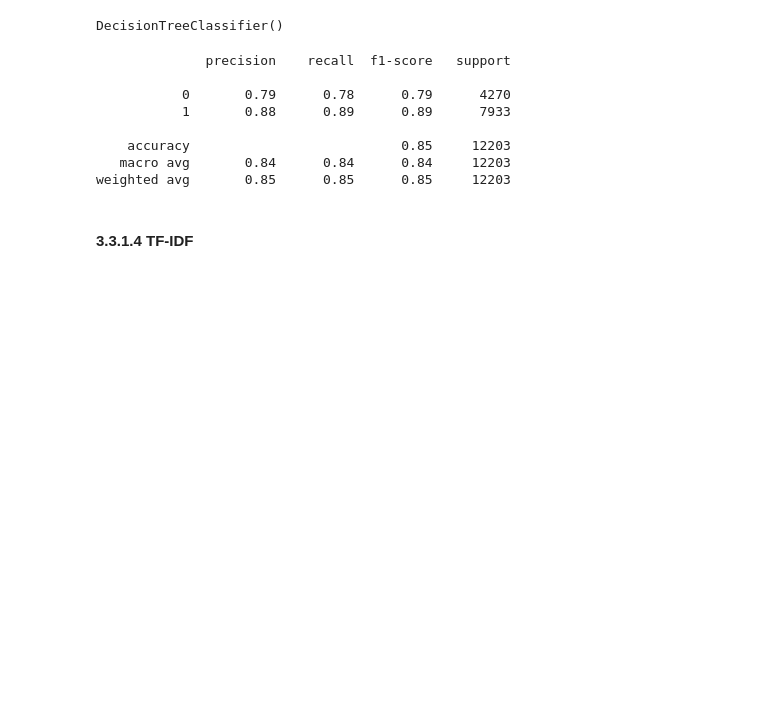
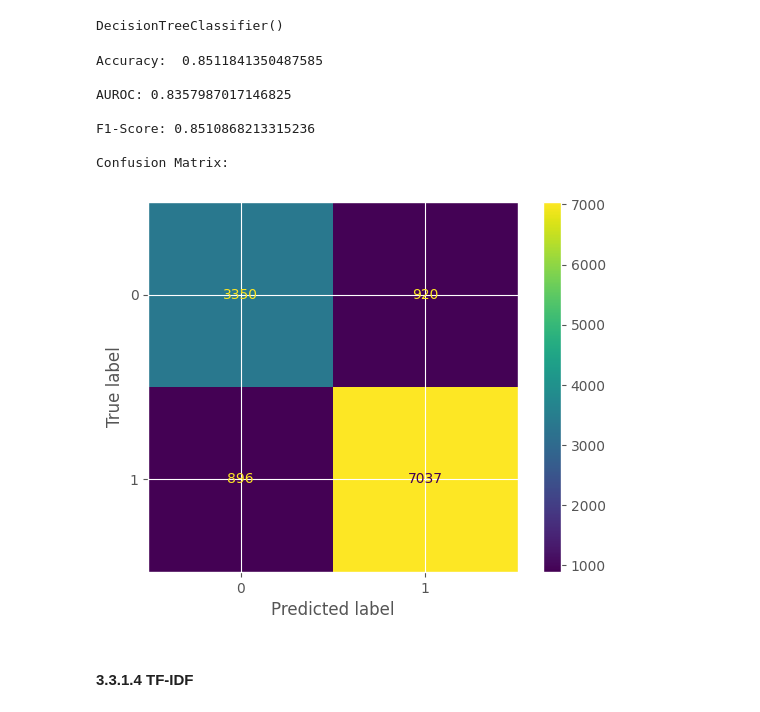
Before and after one commit to rimellegari/e-commerce, a Jupyter notebook: customer.ipynb, the cells around one changed output. Saved outputs shown, nothing was run; the diff lists cells and outputs as text; code cells hidden in the pictures; blank space fills up the shorter version.

```diff
--- a/customer.ipynb
+++ b/customer.ipynb
@@ -1201,18 +1235,18 @@ decision_tree_bow .fit(X_train_bow, y_train_bow)
 # %% [output]
 DecisionTreeClassifier()
 # %%
-y2_pred = decision_tree_bow.predict(X_test_bow)
+y3_pred = decision_tree_bow.predict(X_test_bow)
 
-print(classification_report(y_test_bow, y2_pred))
+metric_visualization(y_test_bow, y3_pred)
 # %% [output]
-              precision    recall  f1-score   support
+Accuracy:  0.8511841350487585
 
-           0       0.79      0.78      0.79      4270
-           1       0.88      0.89      0.89      7933
+AUROC: 0.8357987017146825
 
-    accuracy                           0.85     12203
-   macro avg       0.84      0.84      0.84     12203
-weighted avg       0.85      0.85      0.85     12203
+F1-Score: 0.8510868213315236
+
+Confusion Matrix:
+[figure, added]
 # %% [markdown]
 #### 3.3.1.4 TF-IDF
 # %%
```
Also changed, not shown: parts of 22 cells of this notebook, 7 other files.
